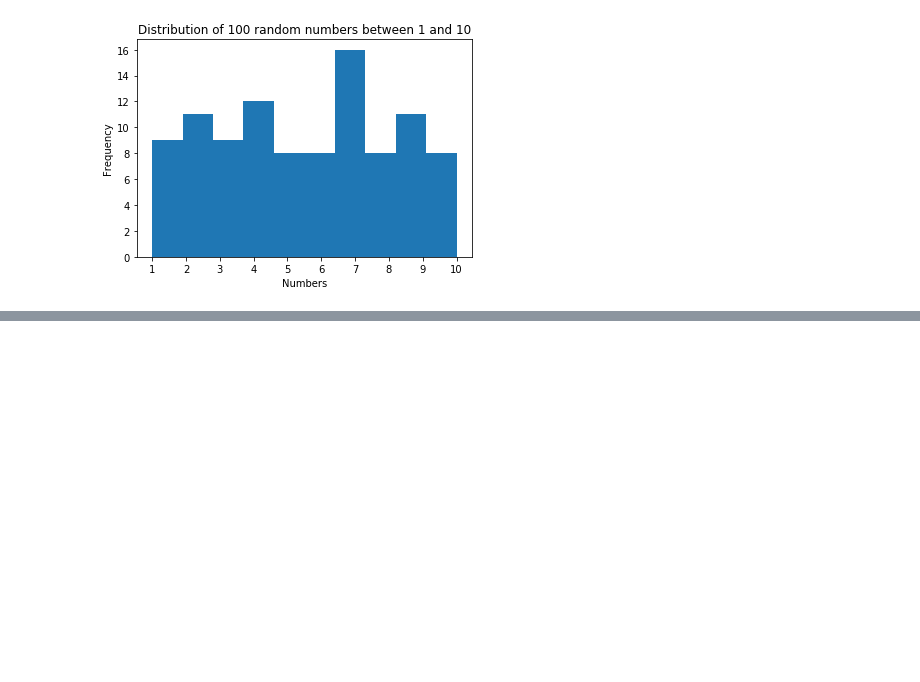
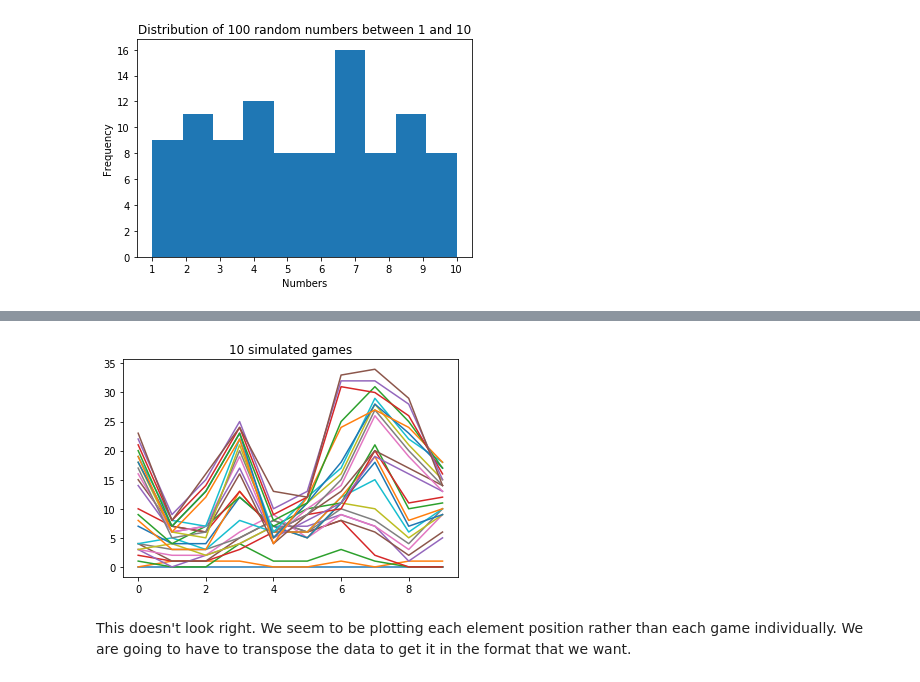
Before and after one commit to willcanniford/python-notes, a Jupyter notebook: simulation_exercise.ipynb, the cells around one changed output, grey strips where cells are left out. Cells and saved outputs as stored; diff of their text form; code cells hidden in the pictures; blank space fills up the shorter version.

```diff
--- a/simulation_exercise.ipynb
+++ b/simulation_exercise.ipynb
@@ -35,0 +164,8 @@ plt.show()
+# %%
+plt.plot(all_games)
+plt.title('10 simulated games')
+plt.show()
+# %% [output]
+[figure, added]
+# %% [markdown]
+This doesn't look right. We seem to be plotting each element position rather than each game individually. We are going to have to transpose the data to get it in the format that we want.
```
Also changed, not shown: parts of 17 cells of this notebook.
